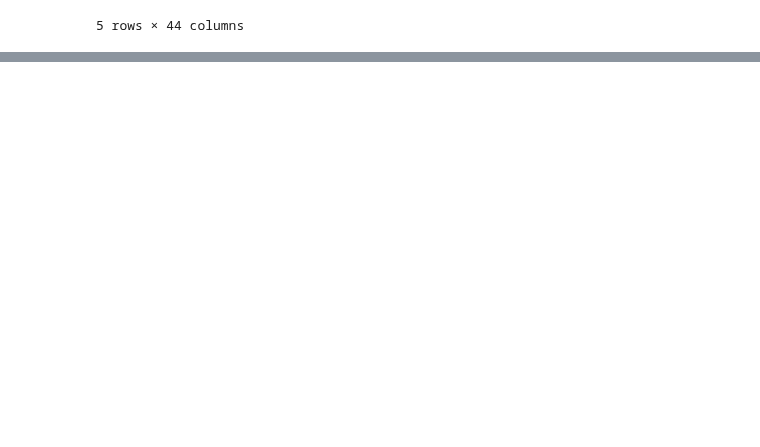
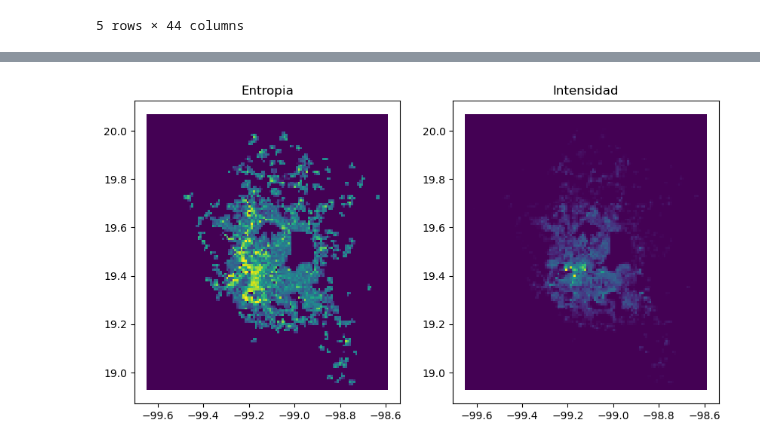
Before and after one commit to CentroGeo/pyLandUseMX, a Jupyter notebook: nbs/tutoriales/zona_metro.ipynb, the cells around one changed output, grey strips where cells are left out. Cells and saved outputs as stored; diff of their text form; code cells hidden in the pictures; blank space fills up the shorter version.

```diff
--- a/nbs/tutoriales/zona_metro.ipynb
+++ b/nbs/tutoriales/zona_metro.ipynb
@@ -126,0 +129,3 @@ NameError: name 'usos' is not defined
+# %%
+malla = malla.agrega_puntos(usos.datos, clasificacion='Categoria', pesos='pesos')
+malla.datos.head()
@@ -126,0 +154,13 @@ NameError: name 'usos' is not defined
+# %%
+pth_manzanas = os.path.join(DOWNLOADS_PATH, 'manzanas_datos.gpkg')
+manzanas = gpd.read_file(pth_manzanas)
+crs_original = malla.crs
+malla = (malla
+         .to_crs(manzanas.crs)
+         .agrega_manzanas(manzanas, {'VIVPAR_HAB': 'sum',
+                                     'VPH_AUTOM': 'sum',
+                                     'POBTOT': 'sum'},
+                                    'centro')
+         .to_crs(crs_original)
+        )
+malla.datos.head()
@@ -126,0 +179,13 @@ NameError: name 'usos' is not defined
+# %%
+us = UsoDeSuelo(malla,
+                vars_uso=['Comercio', 'Manufacturas', 'Oficinas', 'VIVPAR_HAB'],
+                vars_mc=['Acceso controlado', 'Vialidades primarias', 'Vialidades secundarias',
+                        'Vialidades terciarias', 'Calles residenciales', 'VPH_AUTOM', 'POBTOT'])
+us = us.calcula_mezclas()
+fig, (ax0, ax1) = plt.subplots(1,2, figsize=(10,20))
+ax0 = us.soporte.datos.plot('entropia', ax=ax0)
+ax0 = ax0.set_title("Entropia")
+ax1 = us.soporte.datos.plot('intensidad', ax=ax1)
+ax1 = ax1.set_title("Intensidad")
+# %% [output]
+[figure, added]
```
Also changed, not shown: parts of 9 cells of this notebook.
